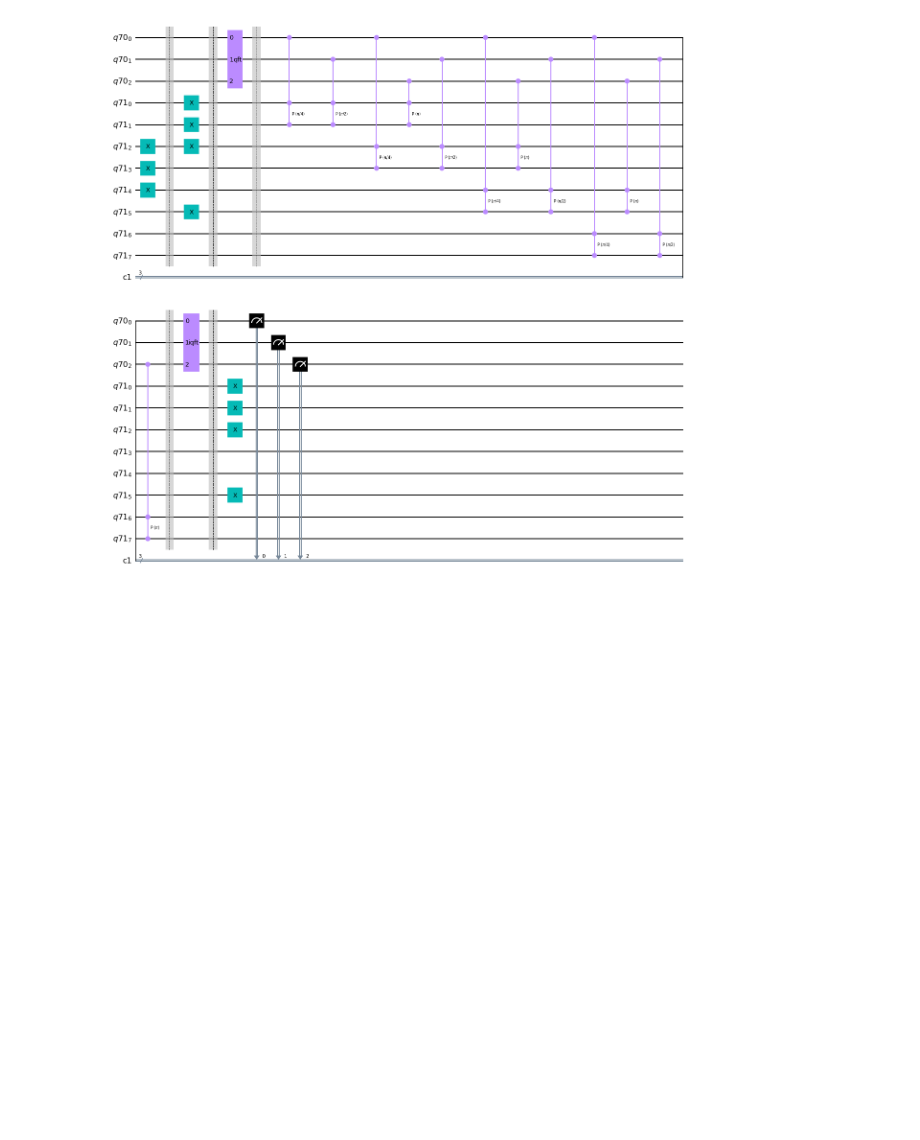
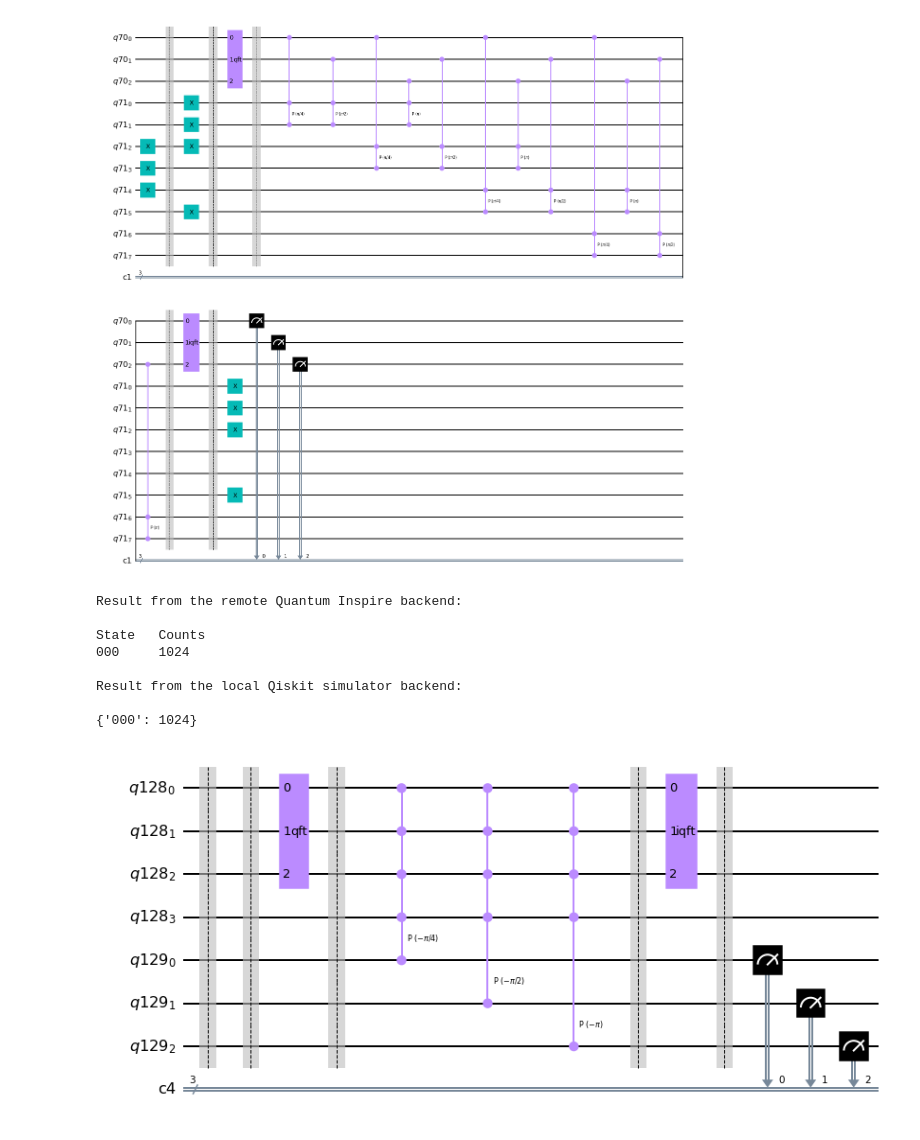
Before and after one commit to drobiu/quantum-project, a Jupyter notebook: notebooks/test_arithmetic.ipynb, the cells around one changed output. Drawn from its saved outputs; the diff is of its cells as text; code cells hidden in the pictures; blank space fills up the shorter version.

```diff
--- a/notebooks/test_arithmetic.ipynb
+++ b/notebooks/test_arithmetic.ipynb
@@ -57,3 +58,28 @@ Result from the local Qiskit simulator backend:
 
 {'010': 1024}
 [figure]
+# %%
+q = QuantumRegister(4)
+a = QuantumRegister(3)
+c = ClassicalRegister(3)
+qc = QuantumCircuit(q, a, c)
+
+qc.barrier()
+
+qc = control_decrement(qc, a, q)
+
+# Should equal 110
+qc.measure(a[:], c[:])
+
+run_qc(qc)
+qc.draw(output="mpl")
+# %% [output]
+Result from the remote Quantum Inspire backend:
+
+State   Counts
+000     1024
+
+Result from the local Qiskit simulator backend:
+
+{'000': 1024}
+[figure, added]
```
Also changed, not shown: parts of 1 cell of this notebook.
